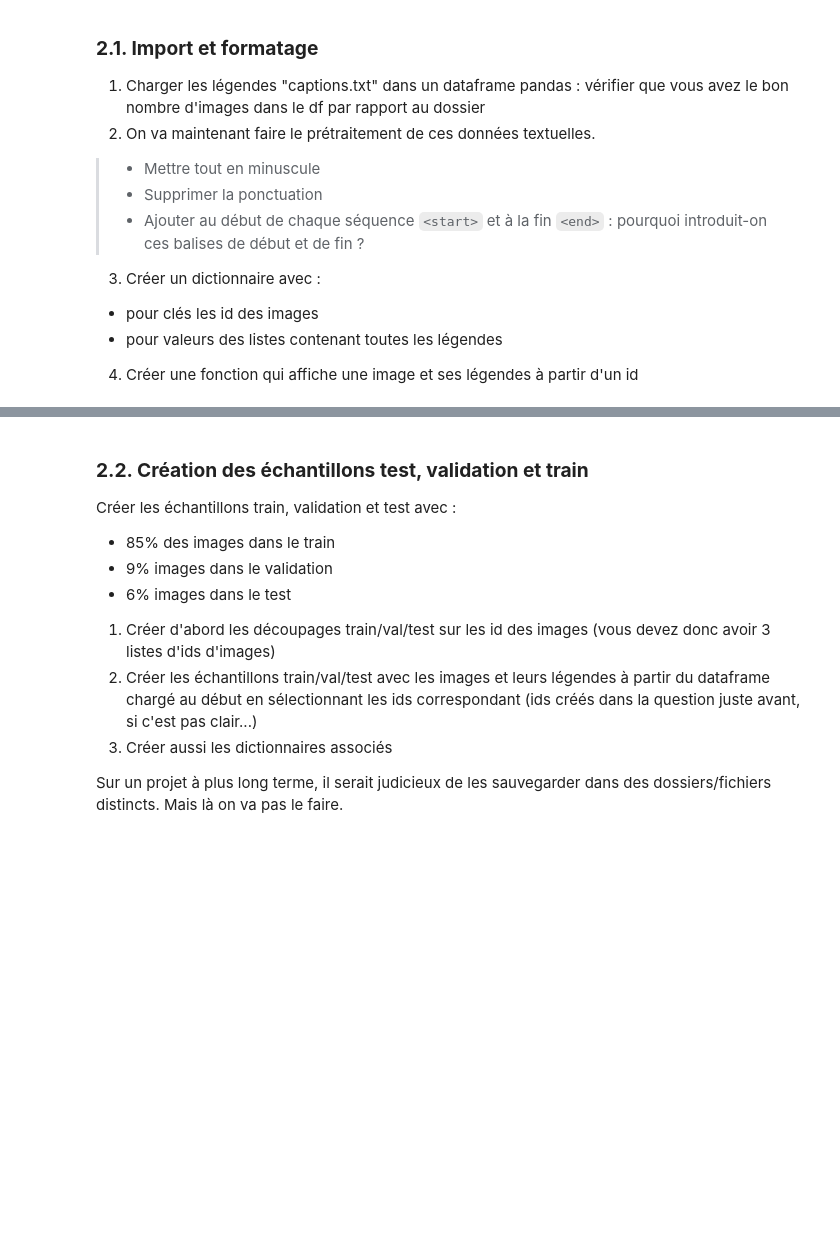
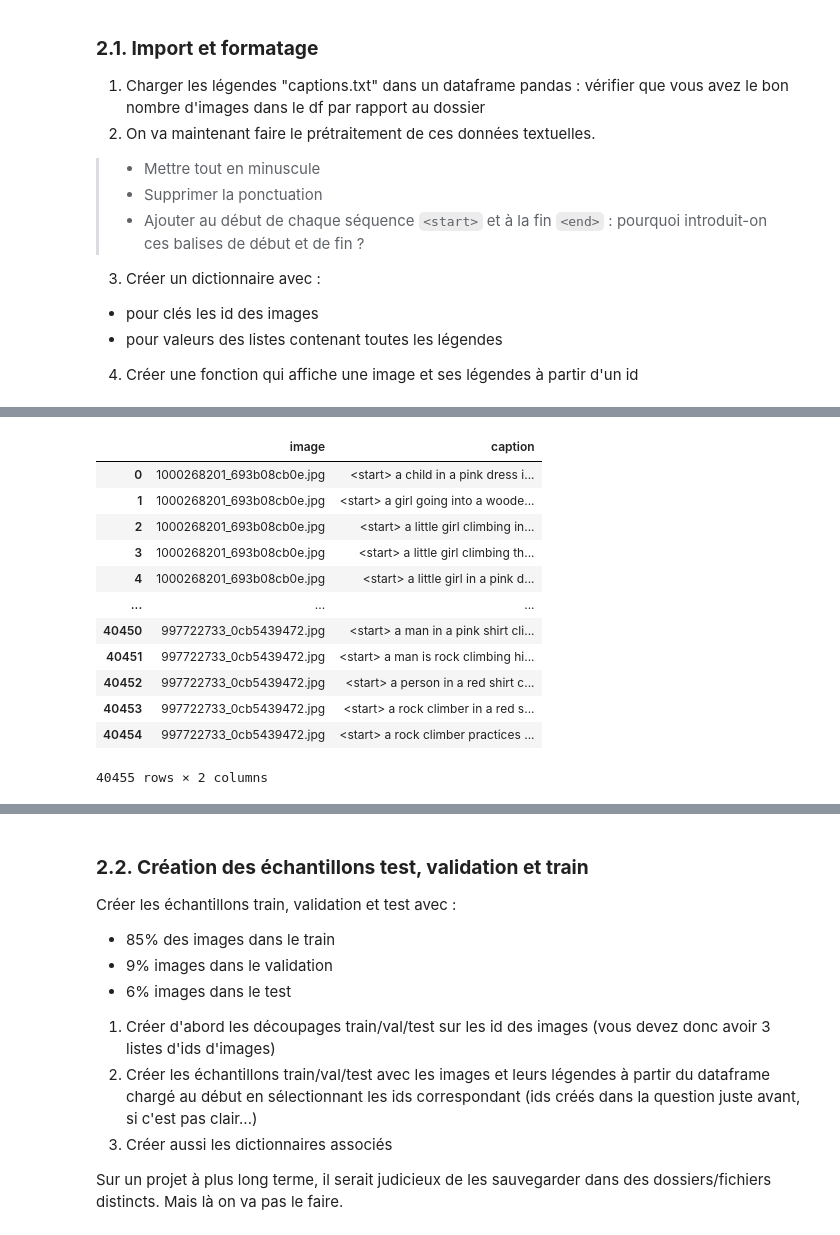
Before and after one commit to louiskuhn/IA-P2-Euskadi, a Jupyter notebook: Ressources/Deep Learning/Recurrent Neural Network/RNN 3 - Description d'images.ipynb, the cells around one changed output, grey strips where cells are left out. Drawn from its saved outputs; the diff is of its cells as text; code cells hidden in the pictures; blank space fills up the shorter version.

```diff
--- a/Ressources/Deep Learning/Recurrent Neural Network/RNN 3 - Description d'images.ipynb
+++ b/Ressources/Deep Learning/Recurrent Neural Network/RNN 3 - Description d'images.ipynb
@@ -34,0 +60,18 @@ Il faut bien comprendre que l'objectif va être de prédire une légende pour un
+# %%
+# preprocessig du texte
+df.caption = df.caption.apply(lambda s: "<start> " + s.lower().translate(str.maketrans('', '', string.punctuation)) + " <end>")
+df
+# %% [output]
+|  | image | caption |
+| 0 | 1000268201_693b08cb0e.jpg | <start> a child in a pink dress i... |
+| 1 | 1000268201_693b08cb0e.jpg | <start> a girl going into a woode... |
+| 2 | 1000268201_693b08cb0e.jpg | <start> a little girl climbing in... |
+| 3 | 1000268201_693b08cb0e.jpg | <start> a little girl climbing th... |
+| 4 | 1000268201_693b08cb0e.jpg | <start> a little girl in a pink d... |
+| ... | ... | ... |
+| 40450 | 997722733_0cb5439472.jpg | <start> a man in a pink shirt cli... |
+| 40451 | 997722733_0cb5439472.jpg | <start> a man is rock climbing hi... |
+| 40452 | 997722733_0cb5439472.jpg | <start> a person in a red shirt c... |
+| 40453 | 997722733_0cb5439472.jpg | <start> a rock climber in a red s... |
+| 40454 | 997722733_0cb5439472.jpg | <start> a rock climber practices ... |
+40455 rows × 2 columns
```
Also changed, not shown: parts of 7 cells of this notebook.
